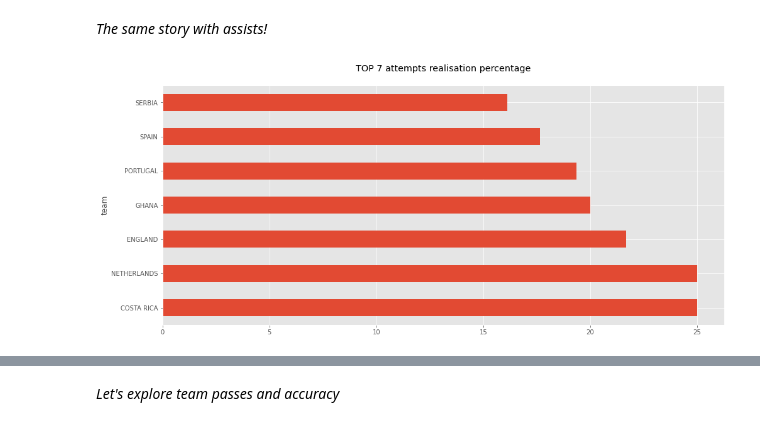
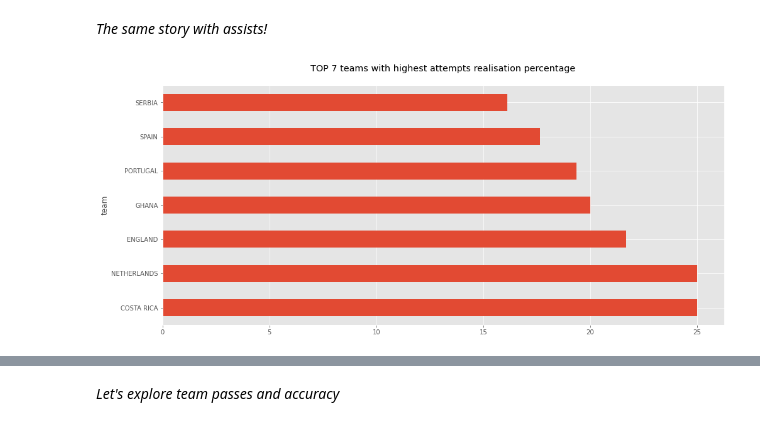
Before and after one commit to avgalkov/Kaggle-research, a Jupyter notebook: fifa-2022-world-cup-research.ipynb, the cells around one changed output, grey strips where cells are left out. Cells and saved outputs as stored; diff of their text form; code cells hidden in the pictures.

```diff
--- a/fifa-2022-world-cup-research.ipynb
+++ b/fifa-2022-world-cup-research.ipynb
@@ -304,12 +304,12 @@ plt.show()
 # %%
 (total_goals.total_goals / total_goals.total_attempts * 100) \
     .round(2) \
     .sort_values(ascending=False) \
     .head(7) \
-    .plot(kind='barh', title = 'TOP 7 attempts realisation percentage\n')
+    .plot(kind='barh', title = 'TOP 7 teams with highest attempts realisation percentage\n')
 plt.show()
 # %% [output]
-[figure, old version]
+[figure, new version]
 # %%
 df_all.columns
 # %% [output]
```
Also changed, not shown: parts of 16 cells of this notebook.
